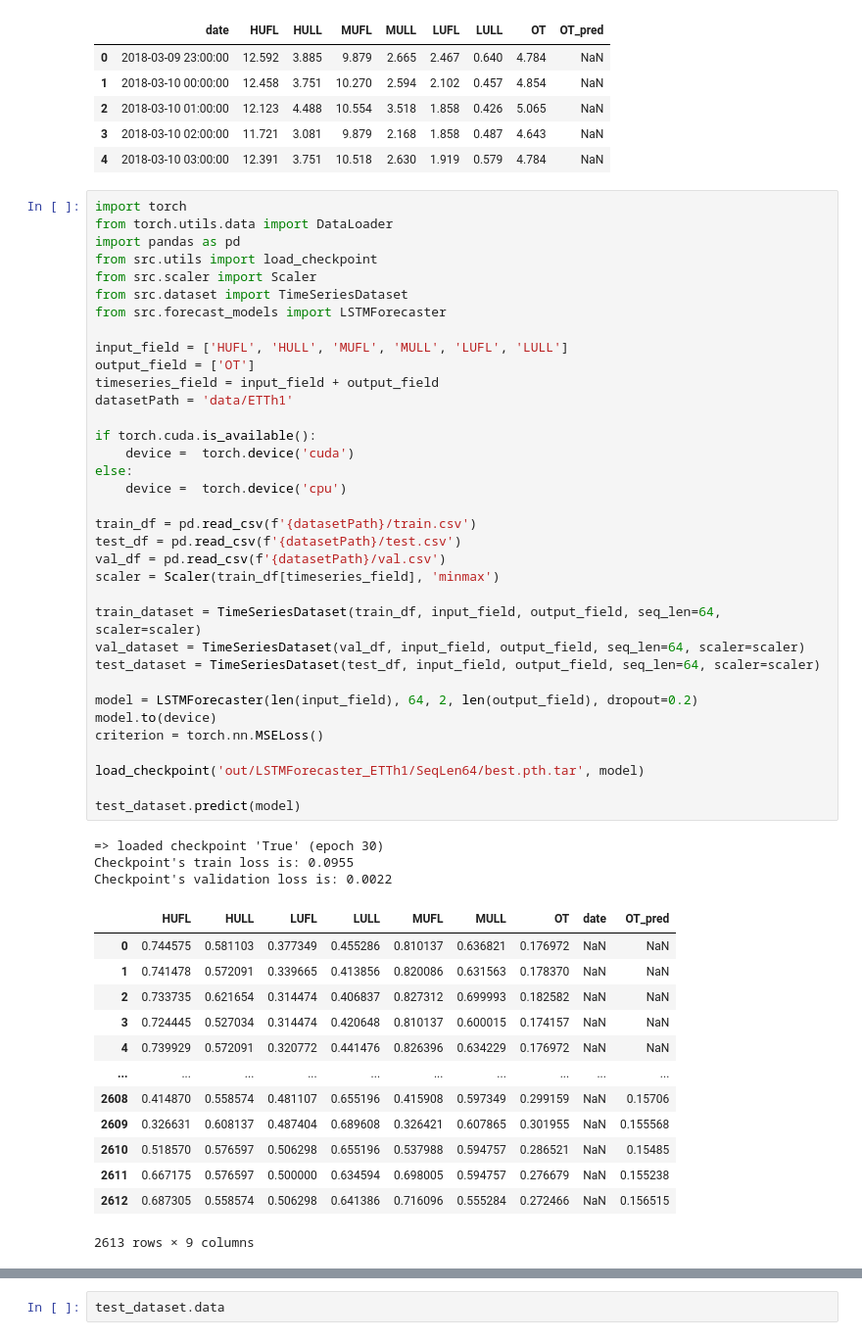
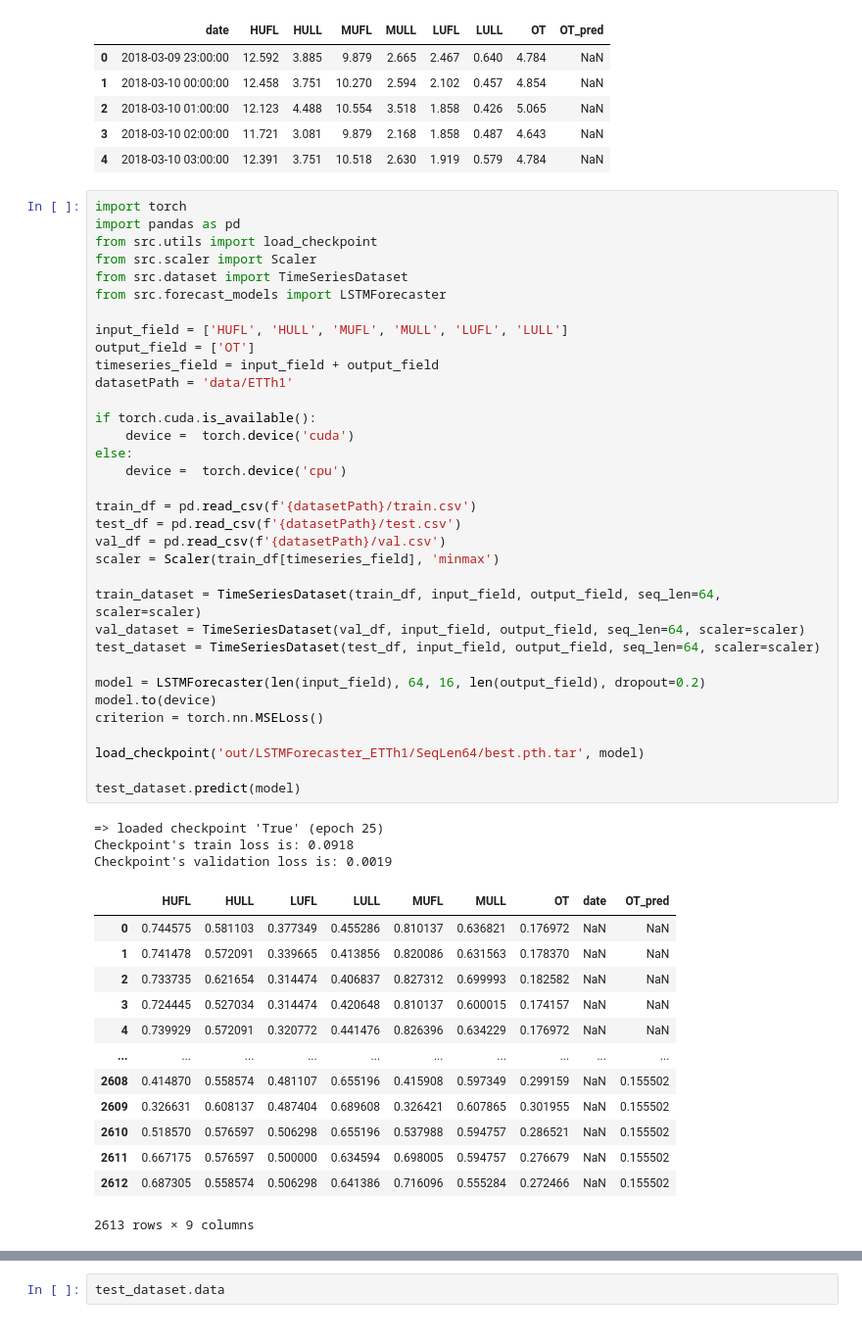
Before and after one commit to ginofft/TimeSeriesAnalysis, a Jupyter notebook: playground.ipynb, the cells around one changed output, grey strips where cells are left out. Shown at 98% size. Saved outputs shown, nothing was run; the diff lists cells and outputs as text.

```diff
--- a/playground.ipynb
+++ b/playground.ipynb
@@ -30,7 +15,6 @@ test_df.head()
 | 4 | 2018-03-10 03:00:00 | 12.391 | 3.751 | 10.518 | 2.630 | 1.919 | 0.579 | 4.784 | NaN |
 # %%
 import torch
-from torch.utils.data import DataLoader
 import pandas as pd
 from src.utils import load_checkpoint
 from src.scaler import Scaler
@@ -43,42 +27,42 @@ timeseries_field = input_field + output_field
 datasetPath = 'data/ETTh1'
 
 if torch.cuda.is_available():
     device =  torch.device('cuda')
 else:
     device =  torch.device('cpu')
 
 train_df = pd.read_csv(f'{datasetPath}/train.csv')
 test_df = pd.read_csv(f'{datasetPath}/test.csv')
 val_df = pd.read_csv(f'{datasetPath}/val.csv')
 scaler = Scaler(train_df[timeseries_field], 'minmax')
 
 train_dataset = TimeSeriesDataset(train_df, input_field, output_field, seq_len=64, scaler=scaler)
 val_dataset = TimeSeriesDataset(val_df, input_field, output_field, seq_len=64, scaler=scaler)
 test_dataset = TimeSeriesDataset(test_df, input_field, output_field, seq_len=64, scaler=scaler)
 
-model = LSTMForecaster(len(input_field), 64, 2, len(output_field), dropout=0.2)
+model = LSTMForecaster(len(input_field), 64, 16, len(output_field), dropout=0.2)
 model.to(device)
 criterion = torch.nn.MSELoss()
 
 load_checkpoint('out/LSTMForecaster_ETTh1/SeqLen64/best.pth.tar', model)
 
 test_dataset.predict(model)
 # %% [output]
-=> loaded checkpoint 'True' (epoch 30)
-Checkpoint's train loss is: 0.0955
-Checkpoint's validation loss is: 0.0022
+=> loaded checkpoint 'True' (epoch 25)
+Checkpoint's train loss is: 0.0918
+Checkpoint's validation loss is: 0.0019
 |  | HUFL | HULL | LUFL | LULL | MUFL | MULL | OT | date | OT_pred |
 | 0 | 0.744575 | 0.581103 | 0.377349 | 0.455286 | 0.810137 | 0.636821 | 0.176972 | NaN | NaN |
 | 1 | 0.741478 | 0.572091 | 0.339665 | 0.413856 | 0.820086 | 0.631563 | 0.178370 | NaN | NaN |
 | 2 | 0.733735 | 0.621654 | 0.314474 | 0.406837 | 0.827312 | 0.699993 | 0.182582 | NaN | NaN |
 | 3 | 0.724445 | 0.527034 | 0.314474 | 0.420648 | 0.810137 | 0.600015 | 0.174157 | NaN | NaN |
 | 4 | 0.739929 | 0.572091 | 0.320772 | 0.441476 | 0.826396 | 0.634229 | 0.176972 | NaN | NaN |
 | ... | ... | ... | ... | ... | ... | ... | ... | ... | ... |
-| 2608 | 0.414870 | 0.558574 | 0.481107 | 0.655196 | 0.415908 | 0.597349 | 0.299159 | NaN | 0.15706 |
-| 2609 | 0.326631 | 0.608137 | 0.487404 | 0.689608 | 0.326421 | 0.607865 | 0.301955 | NaN | 0.155568 |
-| 2610 | 0.518570 | 0.576597 | 0.506298 | 0.655196 | 0.537988 | 0.594757 | 0.286521 | NaN | 0.15485 |
-| 2611 | 0.667175 | 0.576597 | 0.500000 | 0.634594 | 0.698005 | 0.594757 | 0.276679 | NaN | 0.155238 |
-| 2612 | 0.687305 | 0.558574 | 0.506298 | 0.641386 | 0.716096 | 0.555284 | 0.272466 | NaN | 0.156515 |
+| 2608 | 0.414870 | 0.558574 | 0.481107 | 0.655196 | 0.415908 | 0.597349 | 0.299159 | NaN | 0.155502 |
+| 2609 | 0.326631 | 0.608137 | 0.487404 | 0.689608 | 0.326421 | 0.607865 | 0.301955 | NaN | 0.155502 |
+| 2610 | 0.518570 | 0.576597 | 0.506298 | 0.655196 | 0.537988 | 0.594757 | 0.286521 | NaN | 0.155502 |
+| 2611 | 0.667175 | 0.576597 | 0.500000 | 0.634594 | 0.698005 | 0.594757 | 0.276679 | NaN | 0.155502 |
+| 2612 | 0.687305 | 0.558574 | 0.506298 | 0.641386 | 0.716096 | 0.555284 | 0.272466 | NaN | 0.155502 |
 2613 rows × 9 columns
 # %%
 test_dataset.plot_forecast_result()
```
Also changed, not shown: parts of 2 cells of this notebook, 2 other files.
